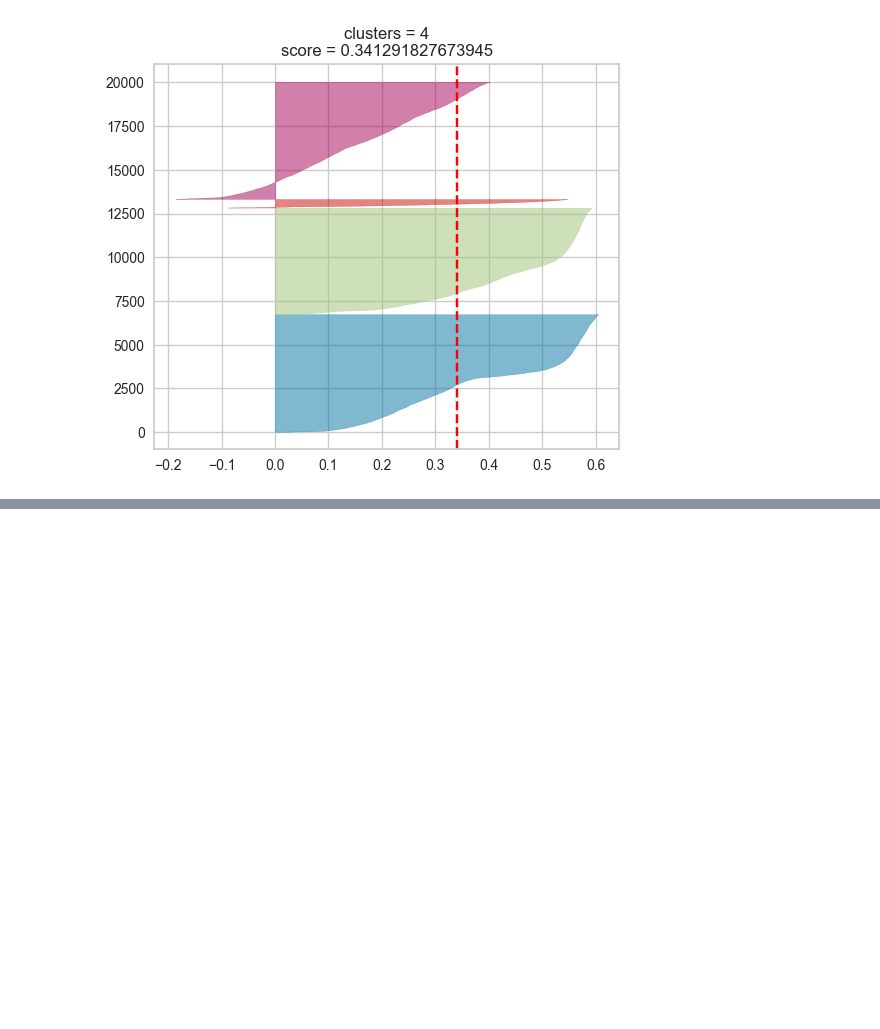
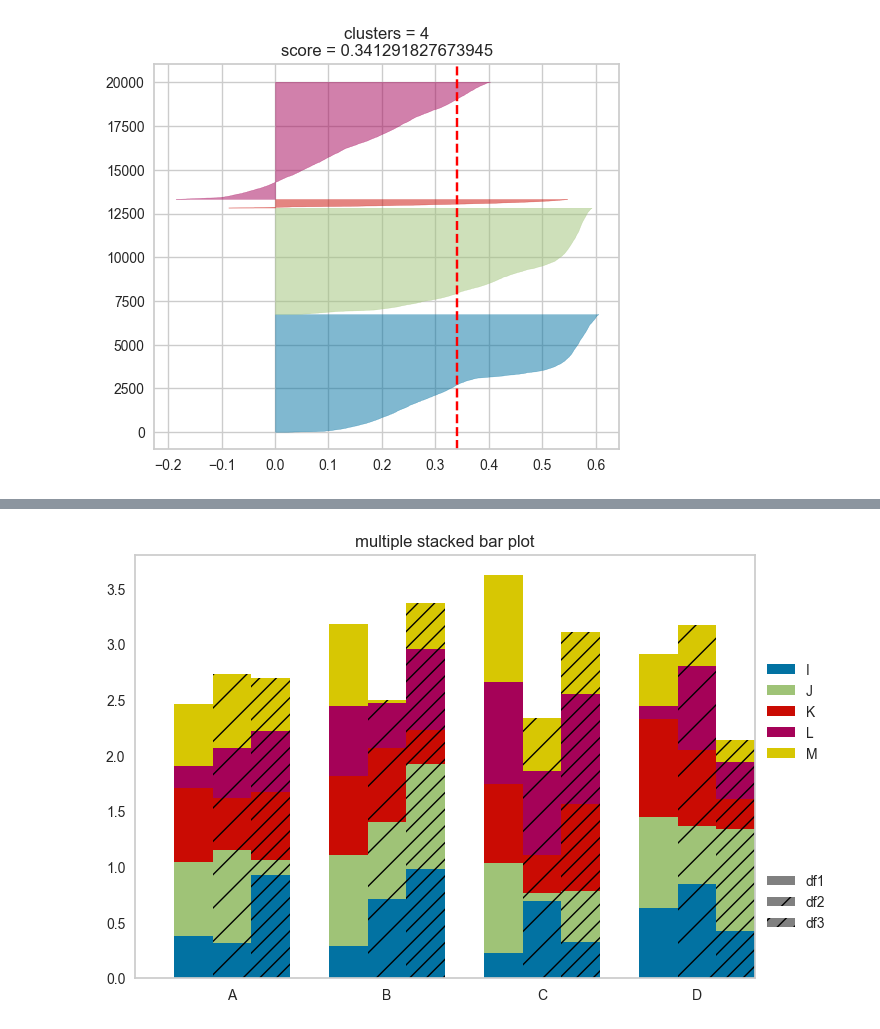
Before and after one commit to wnetohr/Olist-Brazilian-E-Commerce, a Jupyter notebook: notebooks/testing_defs.ipynb, the cells around one changed output, grey strips where cells are left out. Drawn from its saved outputs; the diff is of its cells as text; code cells hidden in the pictures; blank space fills up the shorter version.

```diff
--- a/notebooks/testing_defs.ipynb
+++ b/notebooks/testing_defs.ipynb
@@ -104,0 +164,4 @@ b = 2
+# %%
+plot_clustered_stacked([df1, df2, df3],["df1", "df2", "df3"])
+# %% [output]
+[figure, added]
```
Also changed, not shown: parts of 1 cell of this notebook, 2 other files.
